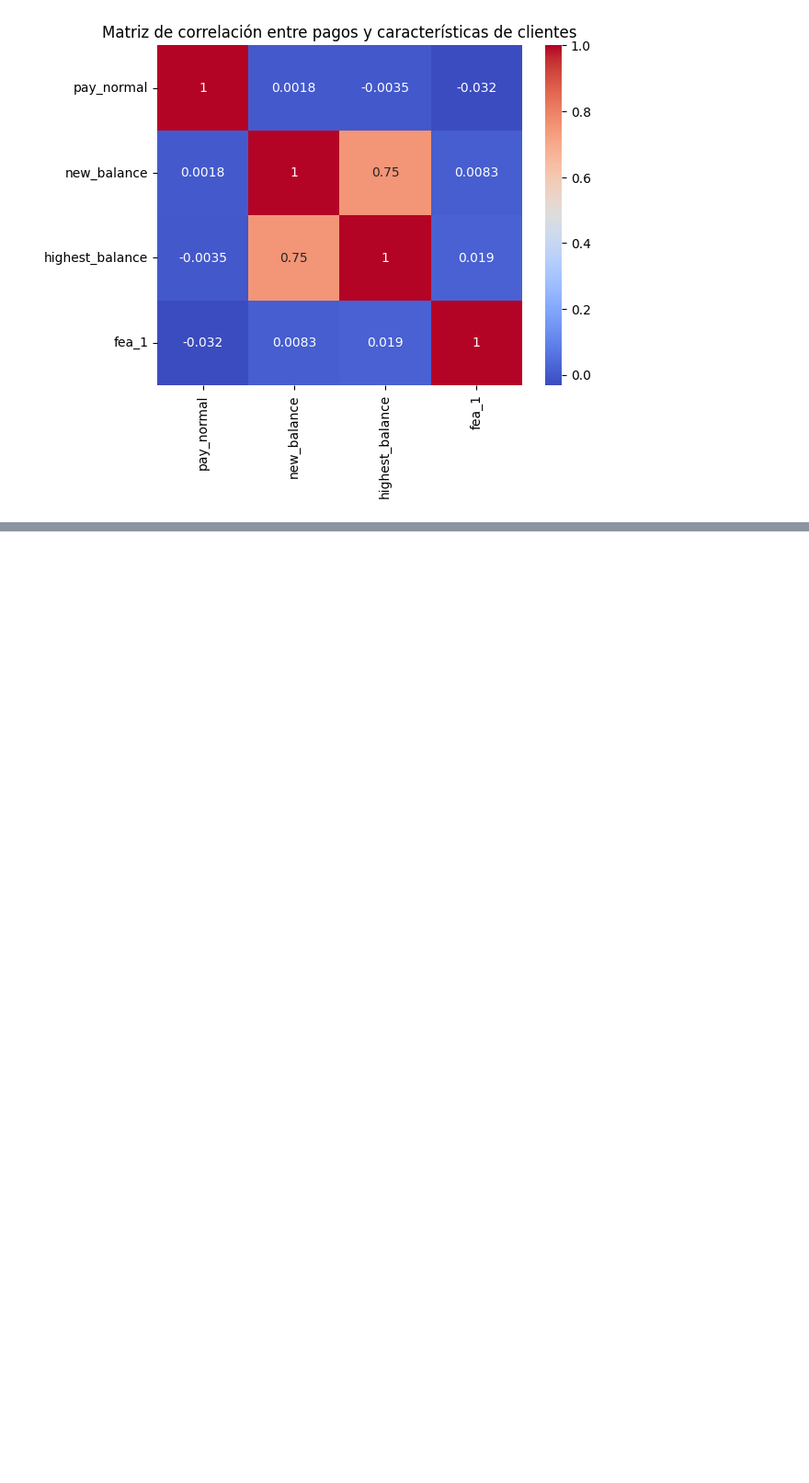
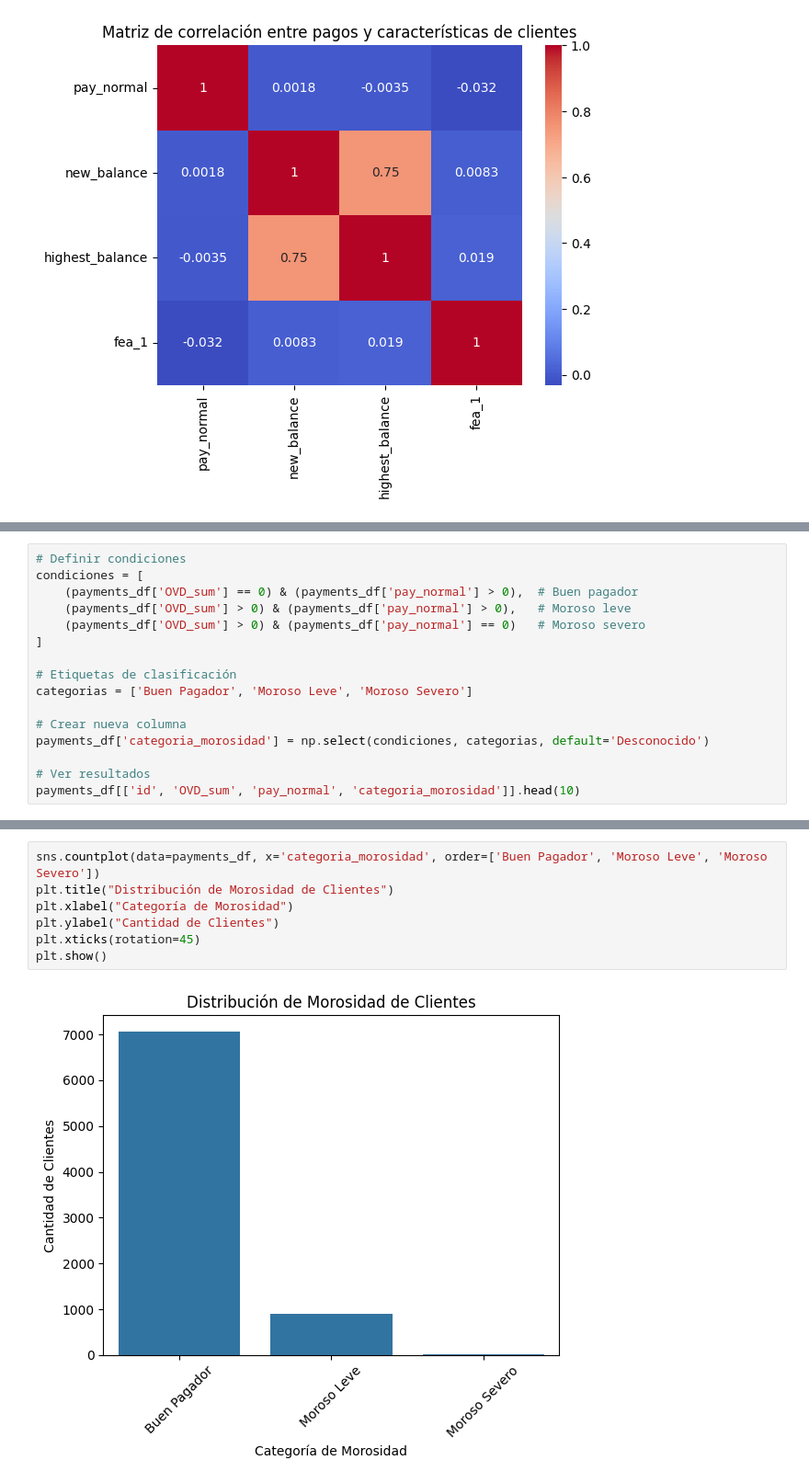
Before and after one commit to maurolanch/reto-git, a Jupyter notebook: reto_git.ipynb, the cells around one changed output, grey strips where cells are left out. Shown at 92% size. Cells and saved outputs as stored; diff of their text form; blank space fills up the shorter version.

Commit message:
analisis de morosos

```diff
--- a/reto_git.ipynb
+++ b/reto_git.ipynb
@@ -312,0 +387,16 @@ plt.show()
+# %%
+# Definir condiciones
+condiciones = [
+    (payments_df['OVD_sum'] == 0) & (payments_df['pay_normal'] > 0),  # Buen pagador
+    (payments_df['OVD_sum'] > 0) & (payments_df['pay_normal'] > 0),   # Moroso leve
+    (payments_df['OVD_sum'] > 0) & (payments_df['pay_normal'] == 0)   # Moroso severo
+]
+
+# Etiquetas de clasificación
+categorias = ['Buen Pagador', 'Moroso Leve', 'Moroso Severo']
+
+# Crear nueva columna
+payments_df['categoria_morosidad'] = np.select(condiciones, categorias, default='Desconocido')
+
+# Ver resultados
+payments_df[['id', 'OVD_sum', 'pay_normal', 'categoria_morosidad']].head(10)
@@ -312,0 +424,9 @@ plt.show()
+# %%
+sns.countplot(data=payments_df, x='categoria_morosidad', order=['Buen Pagador', 'Moroso Leve', 'Moroso Severo'])
+plt.title("Distribución de Morosidad de Clientes")
+plt.xlabel("Categoría de Morosidad")
+plt.ylabel("Cantidad de Clientes")
+plt.xticks(rotation=45)
+plt.show()
+# %% [output]
+[figure, added]
```
Also changed, not shown: parts of 14 cells of this notebook.
